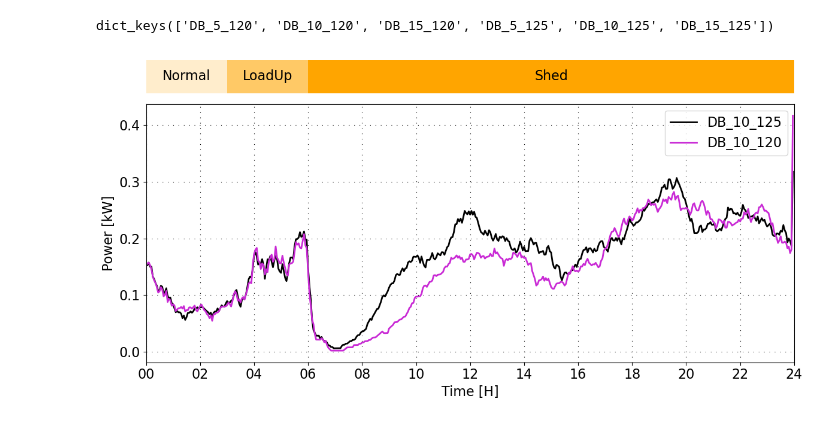
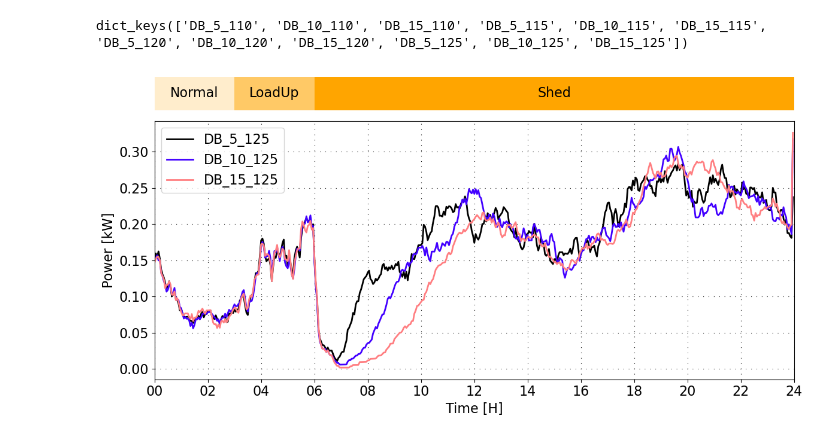
Before and after one commit to PortlandStatePowerLab/OCHRE_Run_Scripts, a Jupyter notebook: analyze_DB.ipynb, the cells around one changed output. Drawn from its saved outputs; the diff is of its cells as text; code cells hidden in the pictures.

```diff
--- a/analyze_DB.ipynb
+++ b/analyze_DB.ipynb
@@ -45,8 +45,8 @@ def process_parquet(filename, working_dir, db_values=[5, 10, 15]):
 WORKING_DIR = r"C:\Users\danap\OCHRE_Working"
 
 files = [
-    # "180110_1_3_Shed110_Control.parquet",
-    # "180110_1_3_Shed115_Control.parquet",
+    "180110_1_3_ShedLong110_Control.parquet",
+    "180110_1_3_ShedLong115_Control.parquet",
     "180110_1_3_ShedLong120_Control.parquet",
     "180110_1_3_ShedLong125_Control.parquet",
     # "180110_1_3_Shed105_Control.parquet",
@@ -61,7 +61,7 @@ for f in files:
 print(all_results.keys())
 # print(all_results["DB_15_120"].head())
 # %% [output]
-dict_keys(['DB_5_120', 'DB_10_120', 'DB_15_120', 'DB_5_125', 'DB_10_125', 'DB_15_125'])
+dict_keys(['DB_5_110', 'DB_10_110', 'DB_15_110', 'DB_5_115', 'DB_10_115', 'DB_15_115', 'DB_5_120', 'DB_10_120', 'DB_15_120', 'DB_5_125', 'DB_10_125', 'DB_15_125'])
 # %%
 import matplotlib.pyplot as plt
 import numpy as np
@@ -111,7 +111,7 @@ def bars(ax, results, category_names):
 # Select deadbands to plot
 # -------------------------------
 # Pick any 1–2 keys from all_results
-keys_to_plot = ["DB_10_125", "DB_10_120"]  # example ,"DB_5_120", "DB_10_120", "DB_15_120"
+keys_to_plot = ["DB_5_125", "DB_10_125", "DB_15_125"]  # example ,"DB_5_120", "DB_10_120", "DB_15_120"
 DB_list = [all_results[k] for k in keys_to_plot]
 # DB_upLIST = DB_list = [all_results[k]["upDB"] for k in keys_to_plot]
 
@@ -141,34 +141,34 @@ bars(ax_bars, results, words)
 for i, db_series in enumerate(DB_list):
     if db_series.empty:
         print(f"{keys_to_plot[i]} is empty")
         continue
 
     # Ensure index is datetime
     if not np.issubdtype(db_series.index.dtype, np.datetime64):
         db_series.index = pd.to_datetime(db_series.index)
 
     # Convert datetime to numeric hours
     hours = (db_series.index - db_series.index[0]).total_seconds() / 3600
 
     ax_control.plot(hours, db_series.values/N, color=colors[i], linewidth=2, label=labels[i])
 
 ax_control.set_ylabel("Power [kW]", fontsize=A)
 ax_control.set_xlabel("Time [H]", fontsize=A)
 ax_control.tick_params(axis='x', labelrotation=0, labelsize=A)
 ax_control.tick_params(axis='y', labelsize=A)
 
 # X-axis formatting
 ax_control.set_xlim(0, 24)
 ax_control.set_xticks(range(0, 25, 2))
 ax_control.set_xticklabels([f"{h:02d}" for h in range(0, 25, 2)])
 
 ax_control.grid(True, linestyle=(0, (1, 7)), color='black', linewidth=0.8)
 ax_control.legend(fontsize=A)
 
 plt.tight_layout()
 plt.show()
 # %% [output]
-[figure, old version]
+[figure, new version]
 # %%
 #
 # %%
```
Also changed, not shown: 10 other files.
